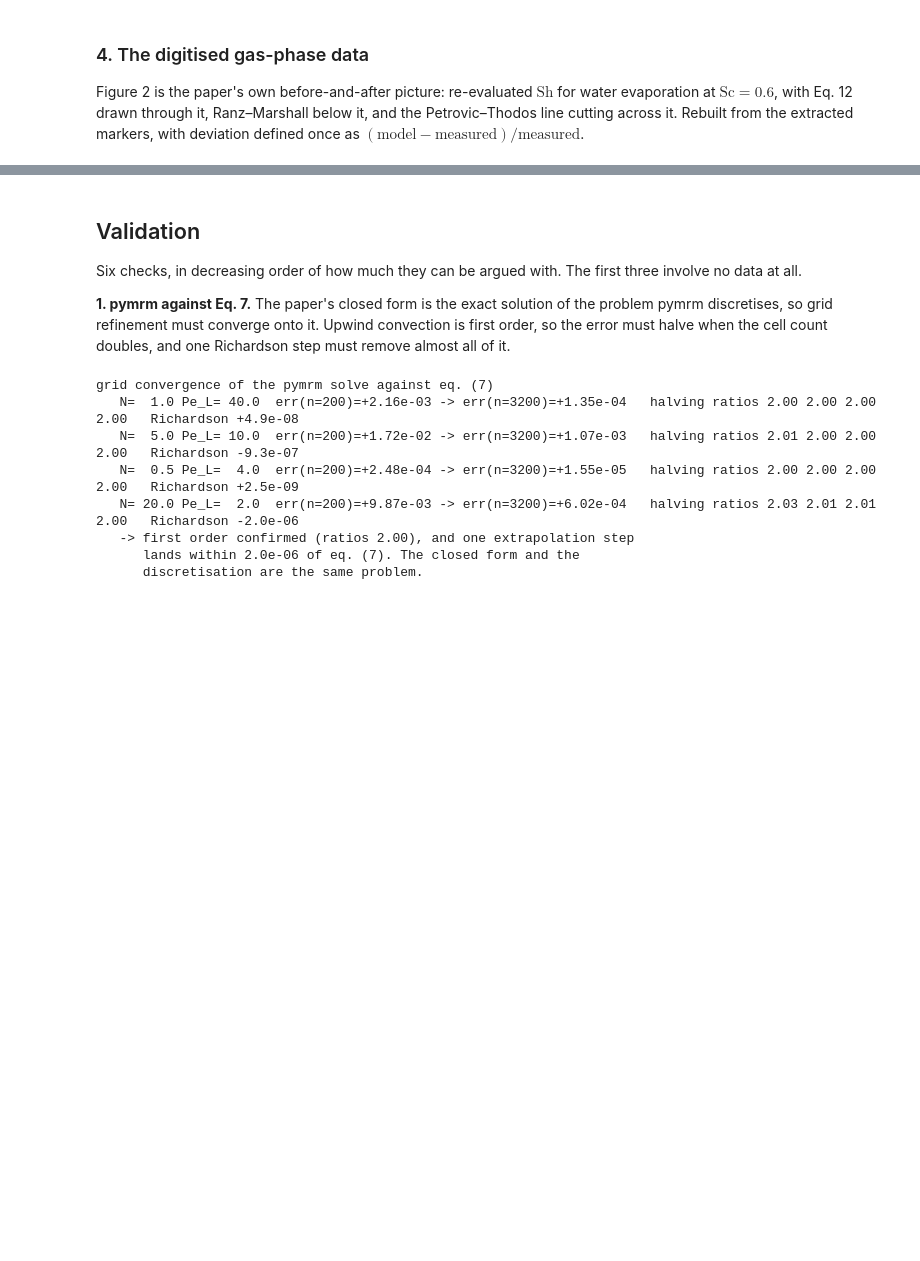
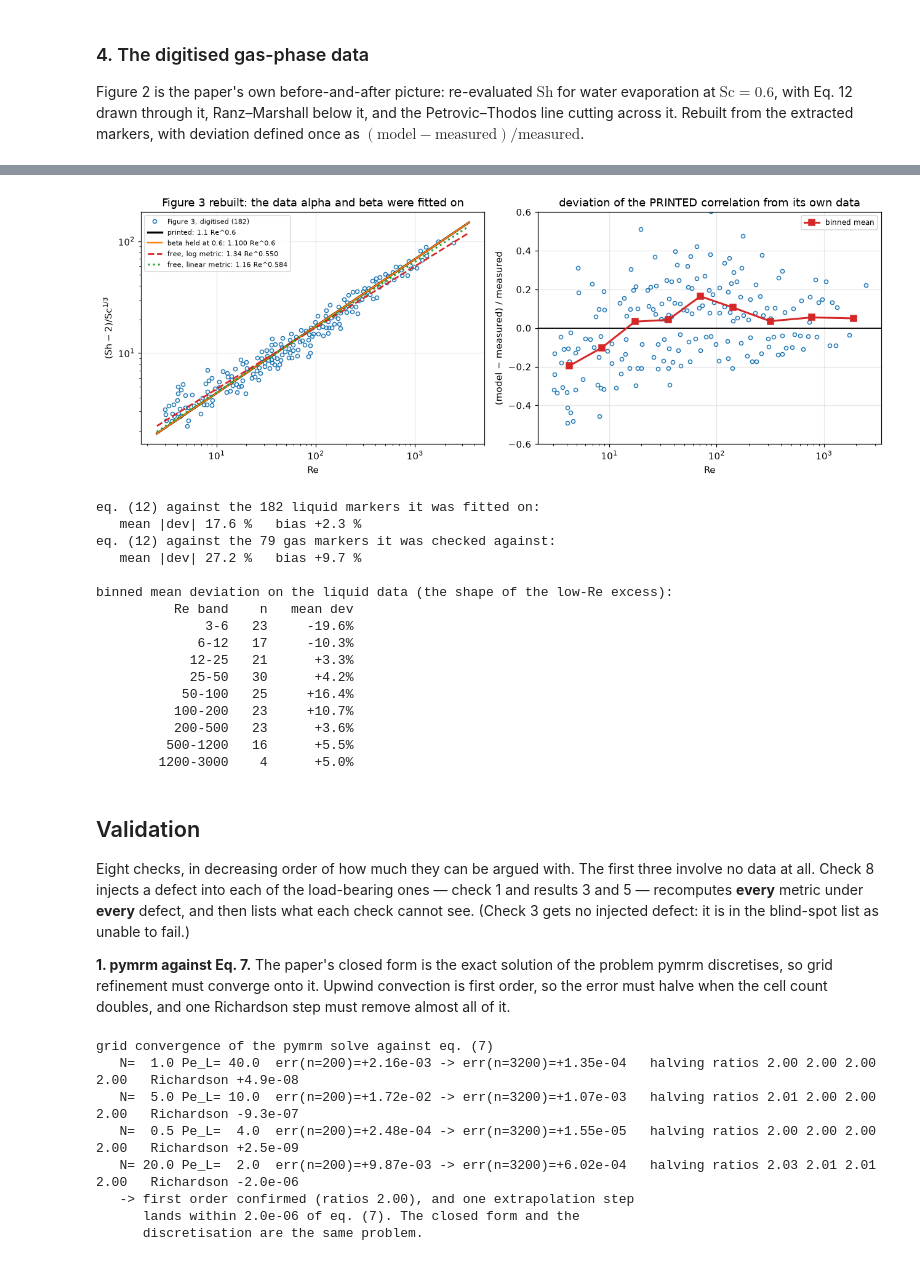
Before and after one commit to computational-chemical-engineering/pymrm-gallery, a Jupyter notebook: queue_cases/A3.4/page/index.ipynb, the cells around one changed output, grey strips where cells are left out. Saved outputs shown, nothing was run; the diff lists cells and outputs as text; code cells hidden in the pictures; blank space fills up the shorter version.

```diff
--- a/queue_cases/A3.4/page/index.ipynb
+++ b/queue_cases/A3.4/page/index.ipynb
@@ -662,8 +1290,79 @@ bias by Reynolds decade - this is the shape of the argument:
+# %%
+fig, axes = plt.subplots(1, 2, figsize=(11.8, 4.4))
+Re_l = np.logspace(np.log10(2.5), np.log10(3500), 300)
+
+ax = axes[0]
+ax.loglog(Re_liq, Y_liq, "o", ms=4, mfc="none", mew=1.0, color="tab:blue",
+          label=f"Figure 3, digitised ({len(liq)})")
+ax.loglog(Re_l, ALPHA * Re_l ** BETA, "k-", lw=2.2,
+          label=f"printed: {ALPHA} Re^{BETA}")
+ax.loglog(Re_l, A_FIXED_B * Re_l ** BETA, "-", color="tab:orange", lw=1.6,
+          label=f"beta held at {BETA}: {A_FIXED_B:.3f} Re^{BETA}")
+ax.loglog(Re_l, A_LIQ * Re_l ** B_LIQ, "--", color="tab:red", lw=1.8,
+          label=f"free, log metric: {A_LIQ:.2f} Re^{B_LIQ:.3f}")
+ax.loglog(Re_l, A_LIQ_LIN * Re_l ** B_LIQ_LIN, ":", color="tab:green", lw=2.0,
+          label=f"free, linear metric: {A_LIQ_LIN:.2f} Re^{B_LIQ_LIN:.3f}")
+ax.set(xlabel="Re", ylabel=r"$(\mathrm{Sh}-2)/\mathrm{Sc}^{1/3}$",
+       title="Figure 3 rebuilt: the data alpha and beta were fitted on")
+ax.legend(fontsize=7.5, loc="upper left")
+
+ax = axes[1]
+dev_liq = ALPHA * Re_liq ** BETA / Y_liq - 1.0
+ax.semilogx(Re_liq, dev_liq, "o", ms=4, mfc="none", mew=1.0, color="tab:blue")
+ax.axhline(0, color="k", lw=1.2)
+edges = np.array([3, 6, 12, 25, 50, 100, 200, 500, 1200, 3000], float)
+cen, mean = [], []
+for lo, hi in zip(edges[:-1], edges[1:]):
+    m = (Re_liq >= lo) & (Re_liq < hi)
+    if m.sum() >= 3:
+        cen.append(np.sqrt(lo * hi)); mean.append(dev_liq[m].mean())
+ax.semilogx(cen, mean, "s-", color="tab:red", lw=2, ms=6, label="binned mean")
+ax.set(xlabel="Re", ylabel="(model $-$ measured) / measured", ylim=(-0.6, 0.6),
+       title="deviation of the PRINTED correlation from its own data")
+ax.legend(fontsize=8)
+fig.tight_layout(); plt.show()
+
+LIQ_MAD = float(np.abs(dev_liq).mean())
+LIQ_BIAS = float(dev_liq.mean())
+print(f"eq. (12) against the {len(liq)} liquid markers it was fitted on:")
+print(f"   mean |dev| {100*LIQ_MAD:.1f} %   bias {100*LIQ_BIAS:+.1f} %")
+print(f"eq. (12) against the {len(obs)} gas markers it was checked against:")
+d12_gas = eq12(Re_obs, SC_FIG2) / Sh_obs - 1.0
+print(f"   mean |dev| {100*np.abs(d12_gas).mean():.1f} %   "
+      f"bias {100*d12_gas.mean():+.1f} %")
+print("\nbinned mean deviation on the liquid data (the shape of the low-Re excess):")
+print(f"   {'Re band':>14}{'n':>5}{'mean dev':>11}")
+for lo, hi in zip(edges[:-1], edges[1:]):
+    m = (Re_liq >= lo) & (Re_liq < hi)
+    if m.sum() >= 3:
+        print(f"   {str(int(lo))+'-'+str(int(hi)):>14}{m.sum():5d}"
+              f"{100*dev_liq[m].mean():+10.1f}%")
+# %% [output]
+[figure, added]
+eq. (12) against the 182 liquid markers it was fitted on:
+   mean |dev| 17.6 %   bias +2.3 %
+eq. (12) against the 79 gas markers it was checked against:
+   mean |dev| 27.2 %   bias +9.7 %
+
+binned mean deviation on the liquid data (the shape of the low-Re excess):
+          Re band    n   mean dev
+              3-6   23     -19.6%
+             6-12   17     -10.3%
+            12-25   21      +3.3%
+            25-50   30      +4.2%
+           50-100   25     +16.4%
+          100-200   23     +10.7%
+          200-500   23      +3.6%
+         500-1200   16      +5.5%
+        1200-3000    4      +5.0%
 # %% [markdown]
 ## Validation
 
-Six checks, in decreasing order of how much they can be argued with. The first
-three involve no data at all.
+Eight checks, in decreasing order of how much they can be argued with. The first
+three involve no data at all. Check 8 injects a defect into each of the
+load-bearing ones — check 1 and results 3 and 5 — recomputes **every** metric
+under **every** defect, and then lists what each check cannot see. (Check 3 gets
+no injected defect: it is in the blind-spot list as unable to fail.)
 
 **1. pymrm against Eq. 7.** The paper's closed form is the exact solution of the
 problem pymrm discretises, so grid refinement must converge onto it. Upwind
```
Also changed, not shown: parts of 36 cells of this notebook, 59 other files.
